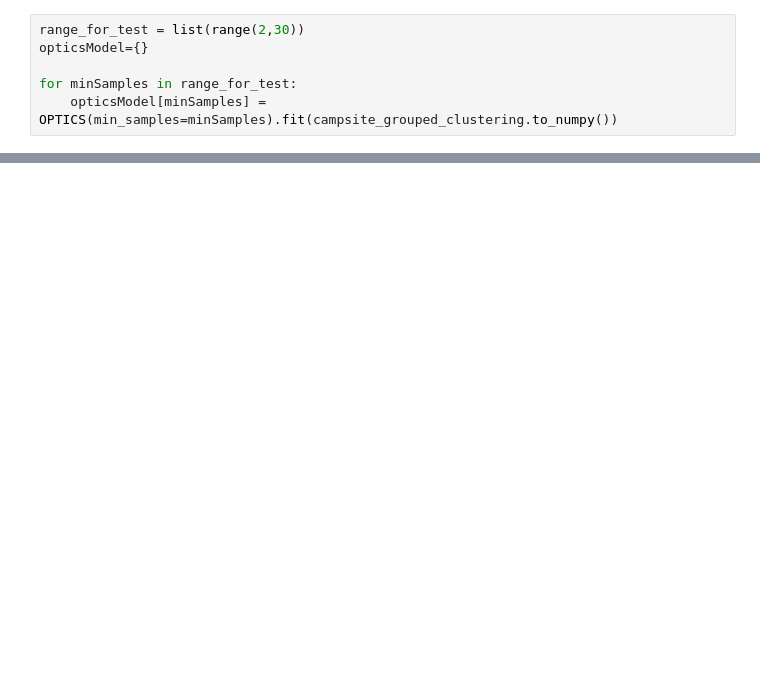
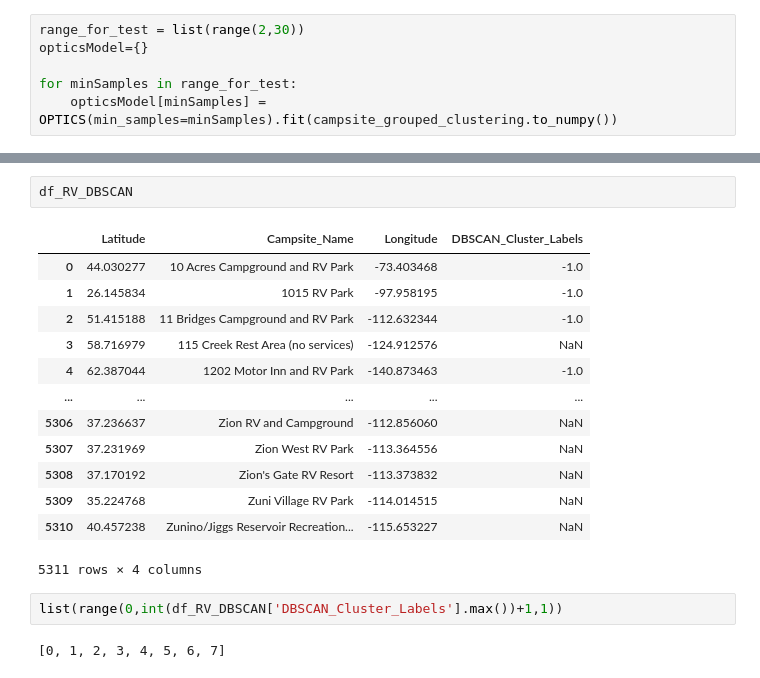
Before and after one commit to HenningH87/Coursera_Capstone, a Jupyter notebook: DBSCAN.ipynb, the cells around one changed output, grey strips where cells are left out. Cells and saved outputs as stored; diff of their text form; blank space fills up the shorter version.

```diff
--- a/DBSCAN.ipynb
+++ b/DBSCAN.ipynb
@@ -88,0 +221,20 @@ plt.show()
+# %%
+df_RV_DBSCAN
+# %% [output]
+|  | Latitude | Campsite_Name | Longitude | DBSCAN_Cluster_Labels |
+| 0 | 44.030277 | 10 Acres Campground and RV Park | -73.403468 | -1.0 |
+| 1 | 26.145834 | 1015 RV Park | -97.958195 | -1.0 |
+| 2 | 51.415188 | 11 Bridges Campground and RV Park | -112.632344 | -1.0 |
+| 3 | 58.716979 | 115 Creek Rest Area (no services) | -124.912576 | NaN |
+| 4 | 62.387044 | 1202 Motor Inn and RV Park | -140.873463 | -1.0 |
+| ... | ... | ... | ... | ... |
+| 5306 | 37.236637 | Zion RV and Campground | -112.856060 | NaN |
+| 5307 | 37.231969 | Zion West RV Park | -113.364556 | NaN |
+| 5308 | 37.170192 | Zion's Gate RV Resort | -113.373832 | NaN |
+| 5309 | 35.224768 | Zuni Village RV Park | -114.014515 | NaN |
+| 5310 | 40.457238 | Zunino/Jiggs Reservoir Recreation... | -115.653227 | NaN |
+5311 rows × 4 columns
+# %%
+list(range(0,int(df_RV_DBSCAN['DBSCAN_Cluster_Labels'].max())+1,1))
+# %% [output]
+[0, 1, 2, 3, 4, 5, 6, 7]
```
Also changed, not shown: parts of 23 cells of this notebook, 5 other files.
